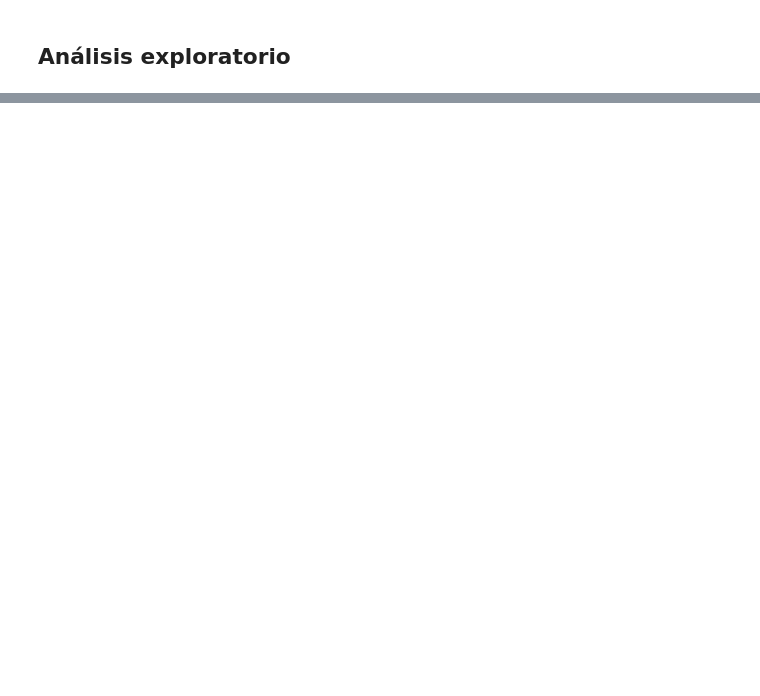
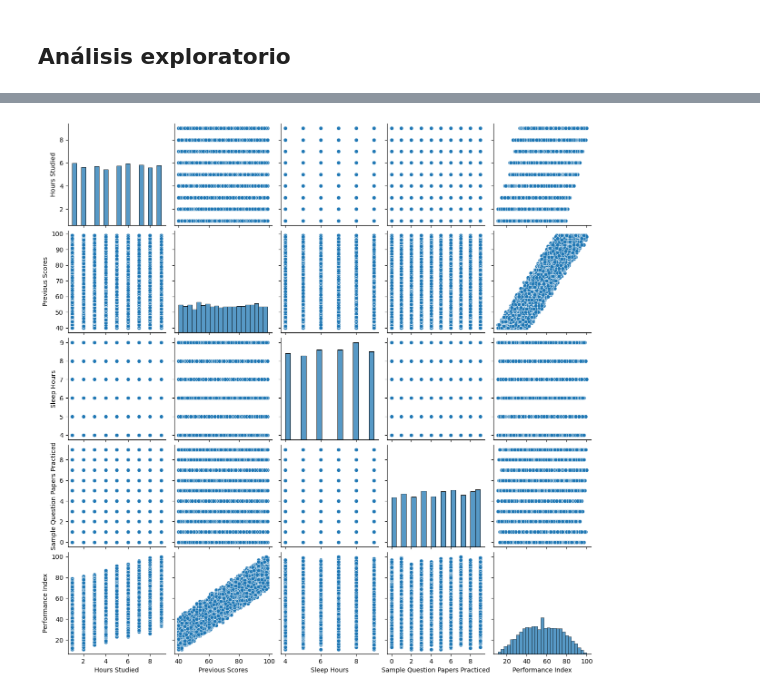
Before and after one commit to nacho-gonz/TPs-AA2, a Jupyter notebook: Problema1/TP1_P1.ipynb, the cells around one changed output, grey strips where cells are left out. Cells and saved outputs as stored; diff of their text form; code cells hidden in the pictures; blank space fills up the shorter version.

```diff
--- a/Problema1/TP1_P1.ipynb
+++ b/Problema1/TP1_P1.ipynb
@@ -148,0 +157,5 @@ memory usage: 300.0+ KB
+# %%
+sns.pairplot(xy_temp.drop(columns='Extracurricular Activities'))
+plt.show()
+# %% [output]
+[figure, added]
```
Also changed, not shown: parts of 23 cells of this notebook.
